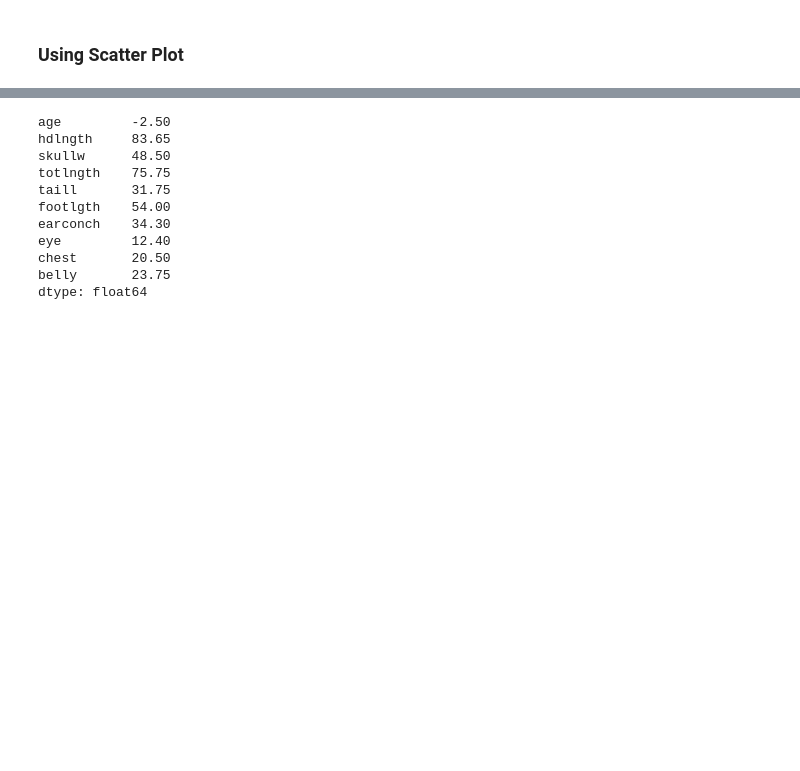
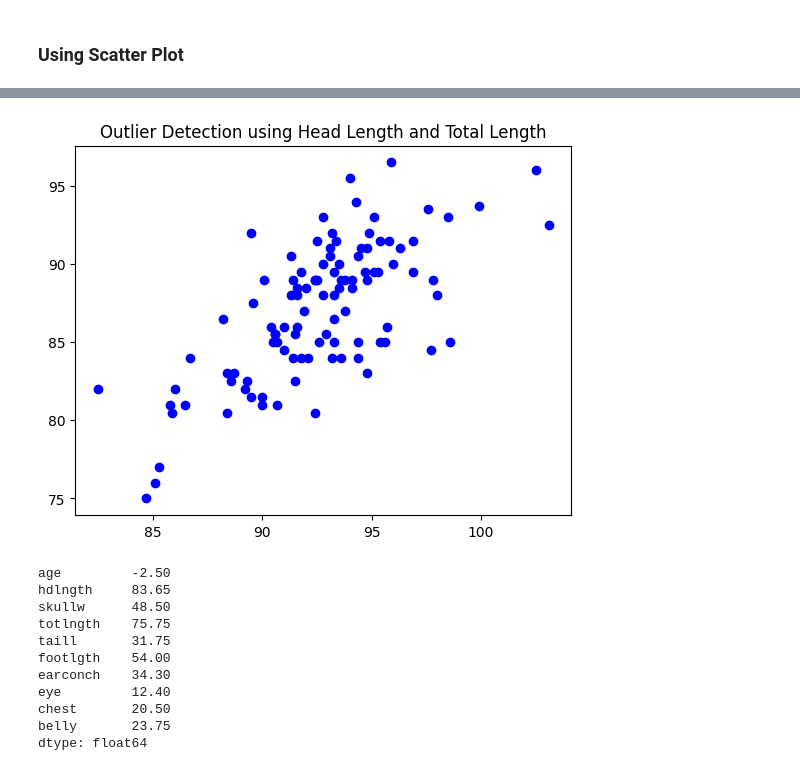
Before and after one commit to KudoroEsther/Files-Data_Analysis-, a Jupyter notebook: Statistics/Task_18_Statistics.ipynb, the cells around one changed output, grey strips where cells are left out. Saved outputs shown, nothing was run; the diff lists cells and outputs as text; code cells hidden in the pictures; blank space fills up the shorter version.

```diff
--- a/Statistics/Task_18_Statistics.ipynb
+++ b/Statistics/Task_18_Statistics.ipynb
@@ -469,3 +467,10 @@ ax2 = plt.scatter(x = locked_female_possum["age"], y = female_possum["site"], c
+# %%
+
+plt.scatter(x = possum["hdlngth"], y = possum["totlngth"], c = "Blue" )
+plt.title("Outlier Detection using Head Length and Total Length")
+plt.show()
+# %% [output]
+[figure, added]
 # %%
 lower_bound_male = Q1_male -(1.5*male_iqr)
 upper_bound_male = Q3_male + (1.5 * male_iqr)
```
Also changed, not shown: parts of 2 cells of this notebook.
